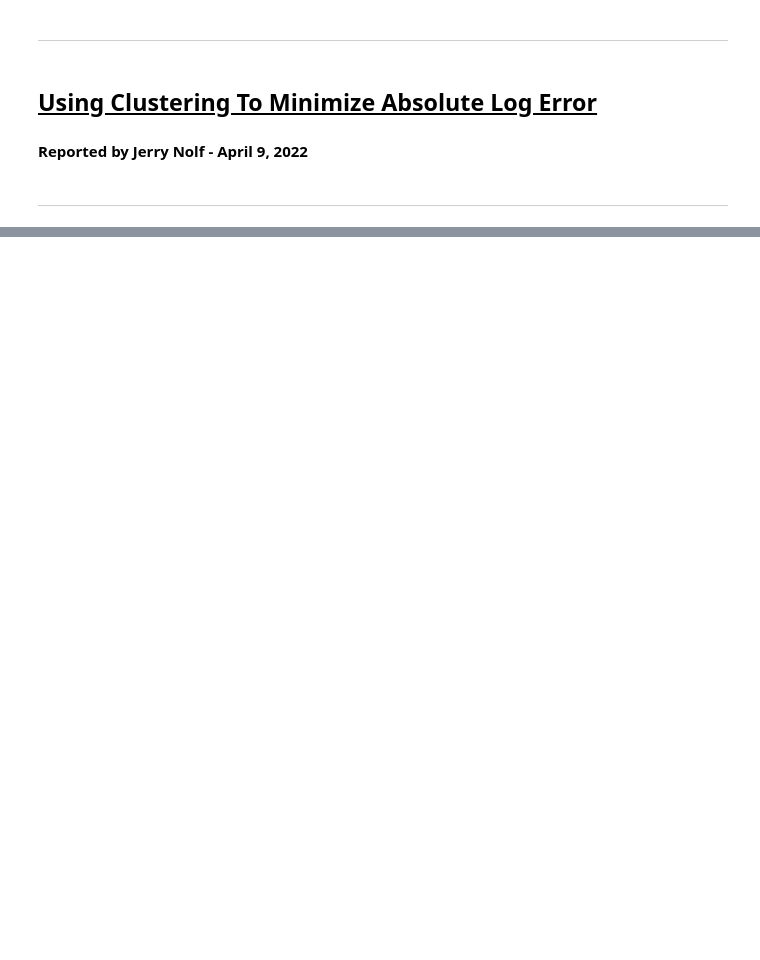
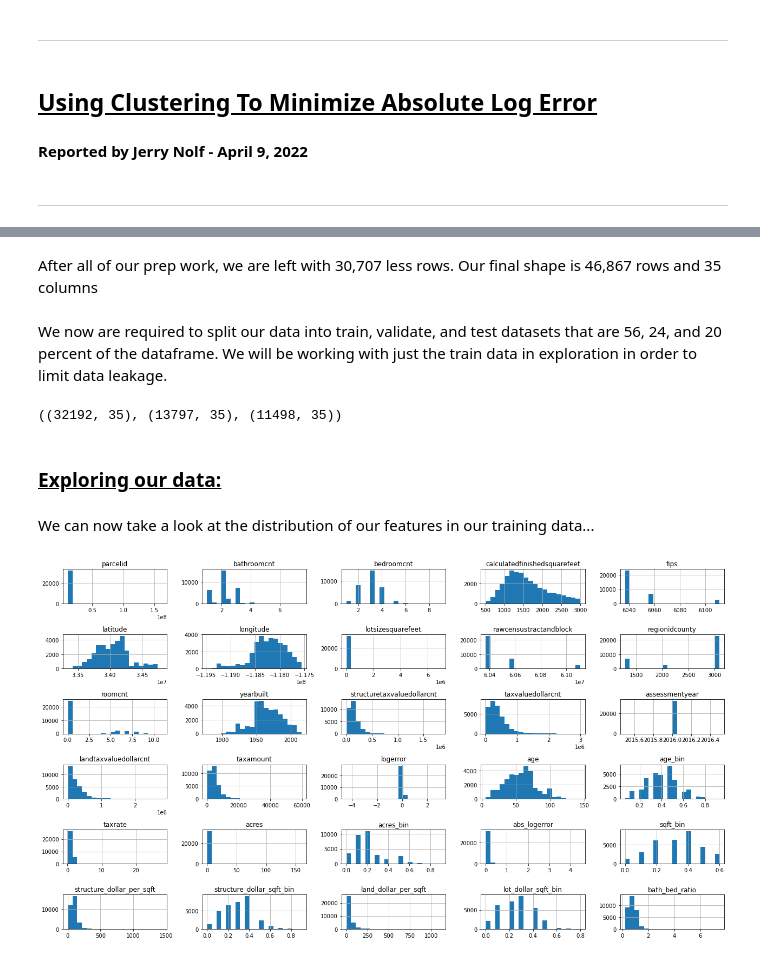
Before and after one commit to jnolf/codeup-clustering-project, a Jupyter notebook: Final_Clustering_Report.ipynb, the cells around one changed output, grey strips where cells are left out. Saved outputs shown, nothing was run; the diff lists cells and outputs as text; code cells hidden in the pictures; blank space fills up the shorter version.

```diff
--- a/Final_Clustering_Report.ipynb
+++ b/Final_Clustering_Report.ipynb
@@ -45,0 +101,3 @@ Although Zillow has a model to assist in predicting a home's value, they are loo
+# %%
+df = w.acquire_df()
+df.shape
@@ -45,0 +125,2 @@ Although Zillow has a model to assist in predicting a home's value, they are loo
+# %%
+df = w.clean_df(df)
@@ -45,0 +129,3 @@ Although Zillow has a model to assist in predicting a home's value, they are loo
+# %%
+df = w.create_features(df)
+df.shape, 77574-46867
@@ -45,0 +157,19 @@ Although Zillow has a model to assist in predicting a home's value, they are loo
+# %% [markdown]
+After all of our prep work, we are left with 30,707 less rows. Our final shape is 46,867 rows and 35 columns
+# %% [markdown]
+We now are required to split our data into train, validate, and test datasets that are 56, 24, and 20 percent of the dataframe. We will be working with just the train data in exploration in order to limit data leakage.
+# %%
+train, validate, test = w.split_data(df)
+train.shape, validate.shape, test.shape
+# %% [output]
+((32192, 35), (13797, 35), (11498, 35))
+# %% [markdown]
+### <u>Exploring our data:<u>
+# %% [markdown]
+We can now take a look at the distribution of our features in our training data...
+# %%
+# Make a histogram of all features in the training dataset
+train.hist(figsize = (18,10), bins = 20)
+plt.tight_layout()
+# %% [output]
+[figure, added]
```
Also changed, not shown: parts of 114 cells of this notebook, 3 other files.
